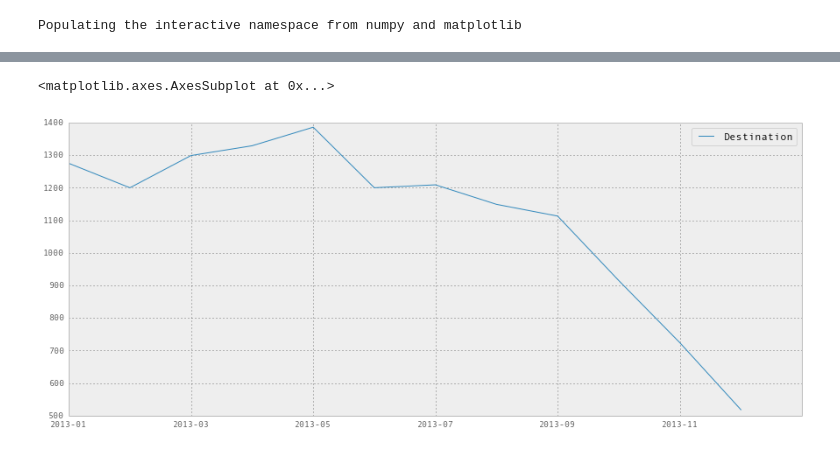
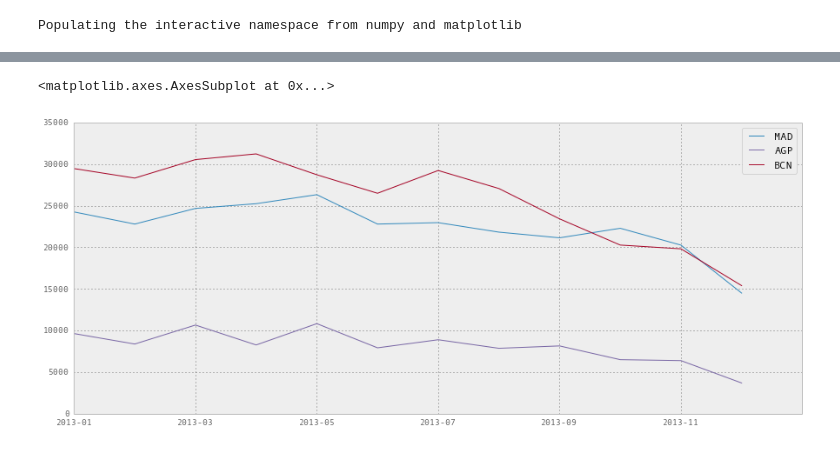
Before and after one commit to danjok/py_challenge, a Jupyter notebook: notebooks/challenge3.ipynb, the cells around one changed output, grey strips where cells are left out. Drawn from its saved outputs; the diff is of its cells as text; code cells hidden in the pictures.

```diff
--- a/notebooks/challenge3.ipynb
+++ b/notebooks/challenge3.ipynb
@@ -23,4 +18,12 @@ len(data)
 # %%
 codes = ['MAD','AGP','BCN']
+# %%
+res = pd.DataFrame({})
+# %%
+for code in codes:
+    data_per_city = data[data['Destination'] == code]
+    daily = data_per_city.groupby(['Date']).count()
+    monthly = daily.groupby(lambda x : x[:7]).sum()
+    res[code] = monthly['Destination']
 # %%
-res = {}
+res
@@ -27,6 +43,0 @@ res = {}
-# %%
-for code in codes:
-    filtered = data[data['Destination'] == code]
-    filtered_with_index = filtered.set_index('Date')
-    res[code] = filtered_with_index.groupby(lambda x : x[:7]).count()
-    res[code]
@@ -81,5 +43,0 @@ res[codes[2]]
-# %%
-res[codes[0]].plot()
-# %% [output]
-<matplotlib.axes.AxesSubplot at 0x...>
-[figure, removed]
@@ -87,0 +44,7 @@ res[codes[0]].plot()
+# %%
+pd.set_option('display.mpl_style', 'default')
+figsize(15, 6)
+res.plot()
+# %% [output]
+<matplotlib.axes.AxesSubplot at 0x...>
+[figure, added]
```
Also changed, not shown: parts of 8 cells of this notebook.
